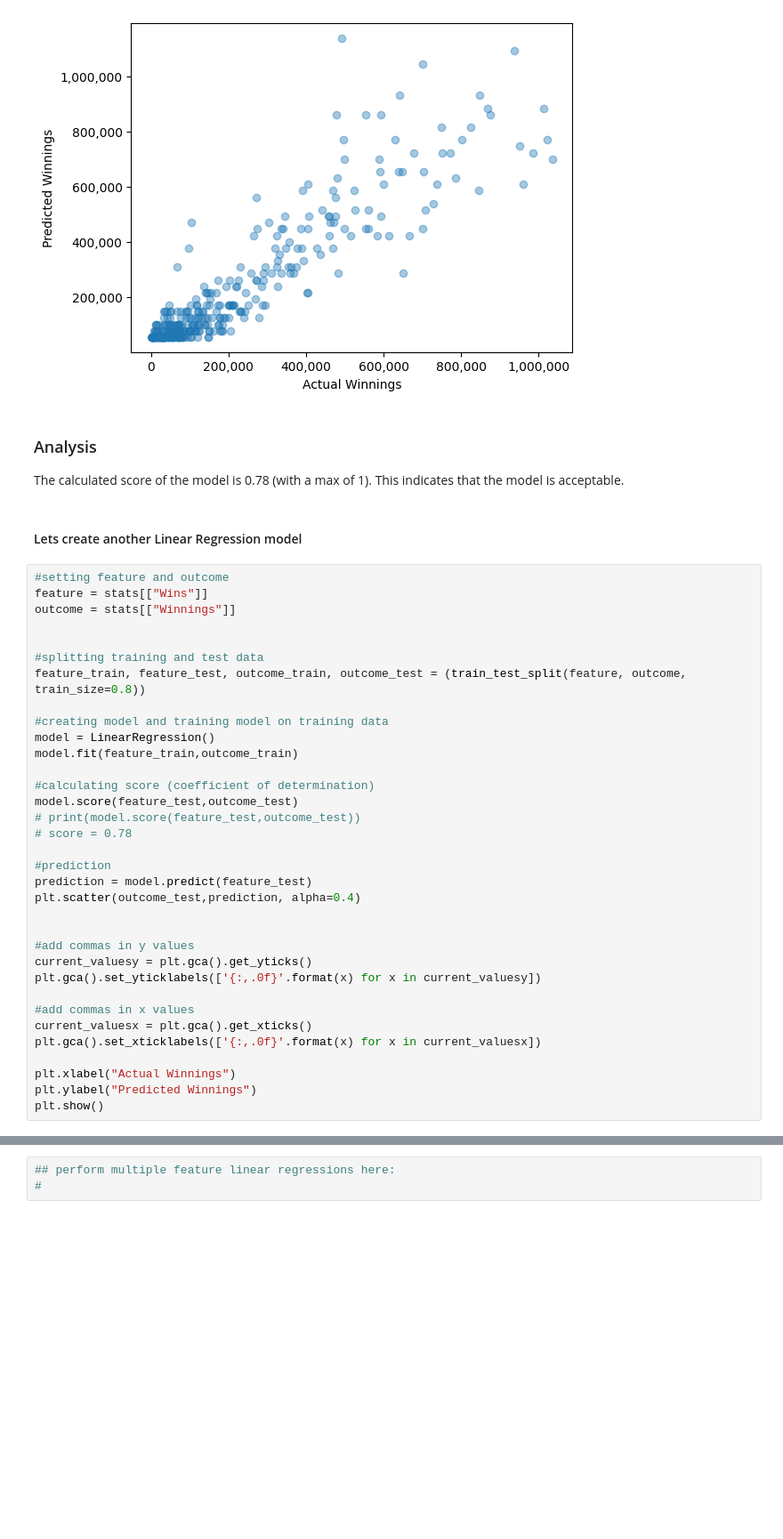
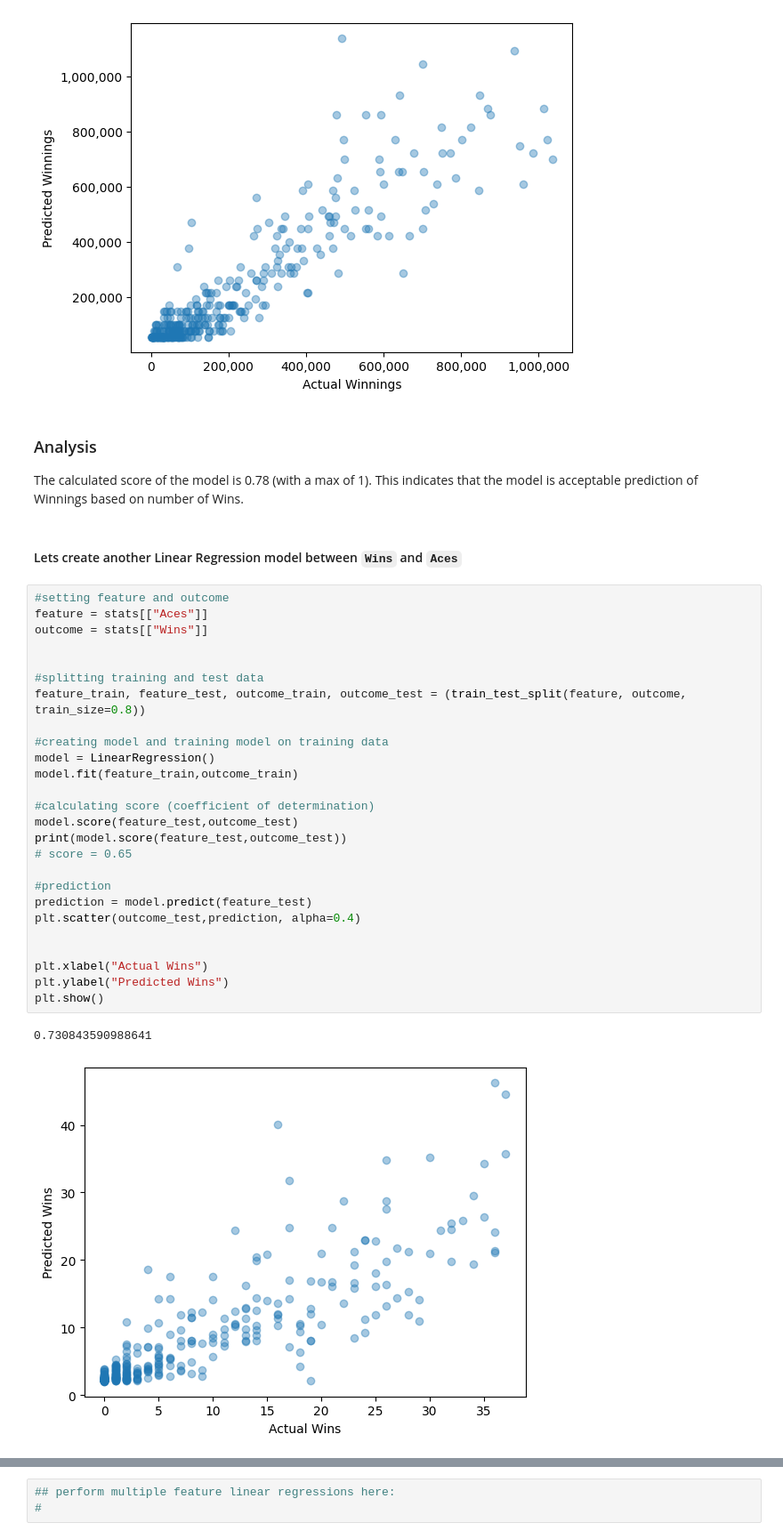
Before and after one commit to j591fletcher/Tennis-Ace, a Jupyter notebook: tennis_proj.ipynb, the cells around one changed output, grey strips where cells are left out. Shown at 89% size. Saved outputs shown, nothing was run; the diff lists cells and outputs as text; blank space fills up the shorter version.

Commit message:
Added 2nd Linear Regression model
Added second Linear Regression model to predict number of wins based on number of Aces

```diff
--- a/tennis_proj.ipynb
+++ b/tennis_proj.ipynb
@@ -99,40 +83,35 @@ plt.show()
 [figure]
 # %% [markdown]
 ### Analysis
-The calculated score of the model is 0.78 (with a max of 1).  This indicates that the model is acceptable.
+The calculated score of the model is 0.78 (with a max of 1).  This indicates that the model is acceptable prediction of Winnings based on number of Wins.
 # %% [markdown]
-#### Lets create another Linear Regression model
+#### Lets create another Linear Regression model between `Wins` and `Aces`
 # %%
 #setting feature and outcome
-feature = stats[["Wins"]]
-outcome = stats[["Winnings"]]
+feature = stats[["Aces"]]
+outcome = stats[["Wins"]]
 
 
 #splitting training and test data
 feature_train, feature_test, outcome_train, outcome_test = (train_test_split(feature, outcome, train_size=0.8))
 
 #creating model and training model on training data
 model = LinearRegression()
 model.fit(feature_train,outcome_train)
 
 #calculating score (coefficient of determination)
 model.score(feature_test,outcome_test)
-# print(model.score(feature_test,outcome_test))
-# score = 0.78
+print(model.score(feature_test,outcome_test))
+# score = 0.65
 
 #prediction
 prediction = model.predict(feature_test)
 plt.scatter(outcome_test,prediction, alpha=0.4)
 
 
-#add commas in y values
-current_valuesy = plt.gca().get_yticks()
-plt.gca().set_yticklabels(['{:,.0f}'.format(x) for x in current_valuesy])
-
-#add commas in x values
-current_valuesx = plt.gca().get_xticks()
-plt.gca().set_xticklabels(['{:,.0f}'.format(x) for x in current_valuesx])
-
-plt.xlabel("Actual Winnings")
-plt.ylabel("Predicted Winnings")
+plt.xlabel("Actual Wins")
+plt.ylabel("Predicted Wins")
 plt.show()
+# %% [output]
+0.730843590988641
+[figure, added]
```
Also changed, not shown: parts of 5 cells of this notebook.
